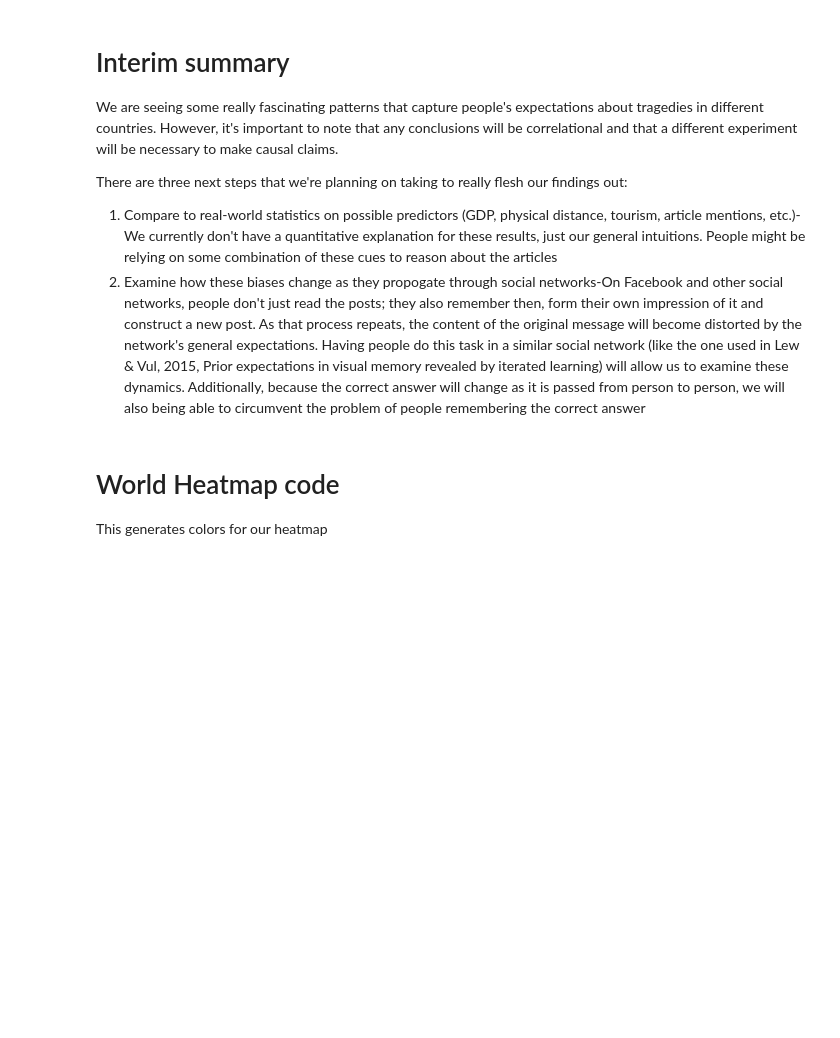
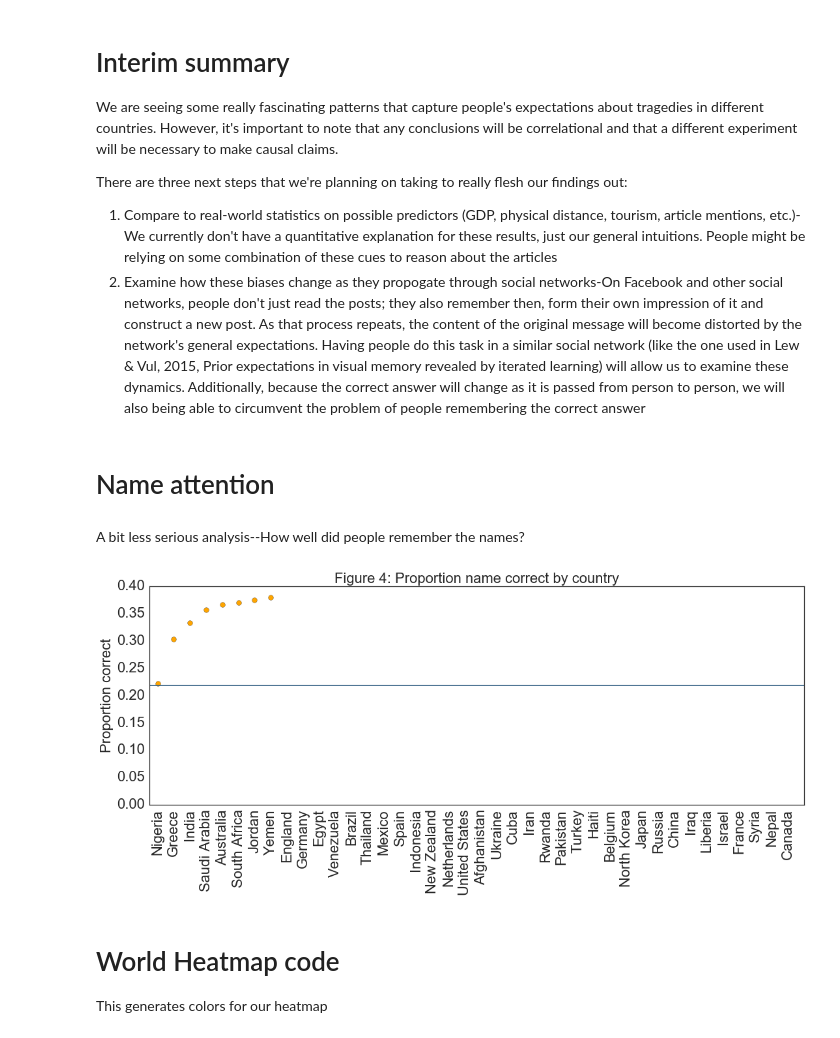
Before and after one commit to timflew/stereotype_news, a Jupyter notebook: pilot_survey_v2/Expected casualties by nationalities-Pilot 3.ipynb, the cells around one changed output. Drawn from its saved outputs; the diff is of its cells as text; code cells hidden in the pictures; blank space fills up the shorter version.

```diff
--- a/pilot_survey_v2/Expected casualties by nationalities-Pilot 3.ipynb
+++ b/pilot_survey_v2/Expected casualties by nationalities-Pilot 3.ipynb
@@ -174,6 +210,43 @@ There are three next steps that we're planning on taking to really flesh our fin
 
 1. Compare to real-world statistics on possible predictors (GDP, physical distance, tourism, article mentions, etc.)-We currently don't have a quantitative explanation for these results, just our general intuitions. People might be relying on some combination of these cues to reason about the articles
 2. Examine how these biases change as they propogate through social networks-On Facebook and other social networks, people don't just read the posts; they also remember then, form their own impression of it and construct a new post. As that process repeats, the content of the original message will become distorted by the network's general expectations. Having people do this task in a similar social network (like the one used in Lew & Vul, 2015, Prior expectations in visual memory revealed by iterated learning) will allow us to examine these dynamics. Additionally, because the correct answer will change as it is passed from person to person, we will also being able to circumvent the problem of people remembering the correct answer
+# %% [markdown]
+# Name attention
+# %% [markdown]
+A bit less serious analysis--How well did people remember the names?
+# %%
+name_correct=[]
+
+for tc in range(len(country_count)):
+    # select country, leave out correct answers
+    inds=np.logical_and(all_data['true_country']==str(tc),[ post_check(n) for n in all_data['resp_poster']])
+    num_resp=all_data['true_country']==str(tc)
+    name_correct.append(float(np.sum(inds))/np.sum(num_resp))
+
+
+name_sort=np.argsort(name_correct)
+name_correct_2=[name_correct[i] for i in name_sort]
+countries2=[countries[i] for i in name_sort]
+
+plt.figure(figsize=(18,6))
+
+plt.title('Figure 4: Proportion name correct by country',fontsize='22')
+
+# US properties
+us_prop=country_correct[3]
+
+plt.plot([-.5, len(country_correct)],[us_prop,us_prop],\
+                c='#396487')
+
+plt.scatter(range(len(country_sort)), name_correct_2,c='orange',s=60)
+plt.ylabel('Proportion correct',fontsize='22')
+
+plt.xticks(range(len(country_correct)), countries2, rotation='90',fontsize=22)
+plt.yticks(fontsize=22)
+plt.axis([-.5, len(country_correct), 0,.])
+plt.show()
+# %% [output]
+[figure, added]
 # %% [markdown]
 # World Heatmap code
 
```
Also changed, not shown: parts of 4 cells of this notebook.
